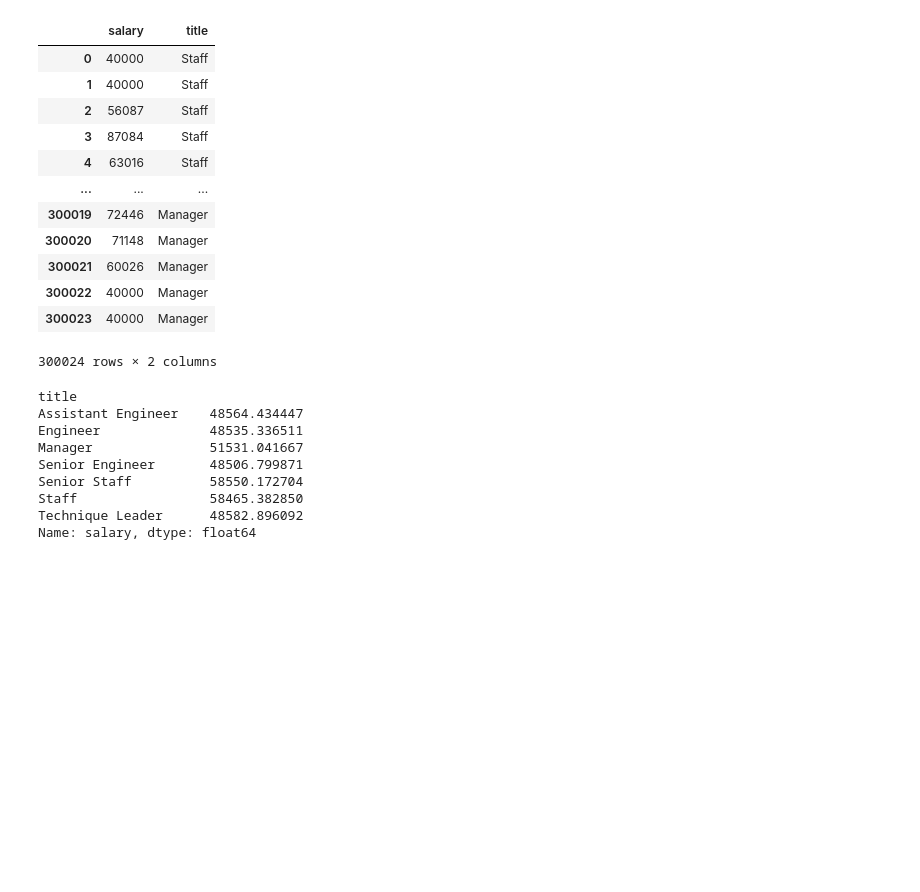
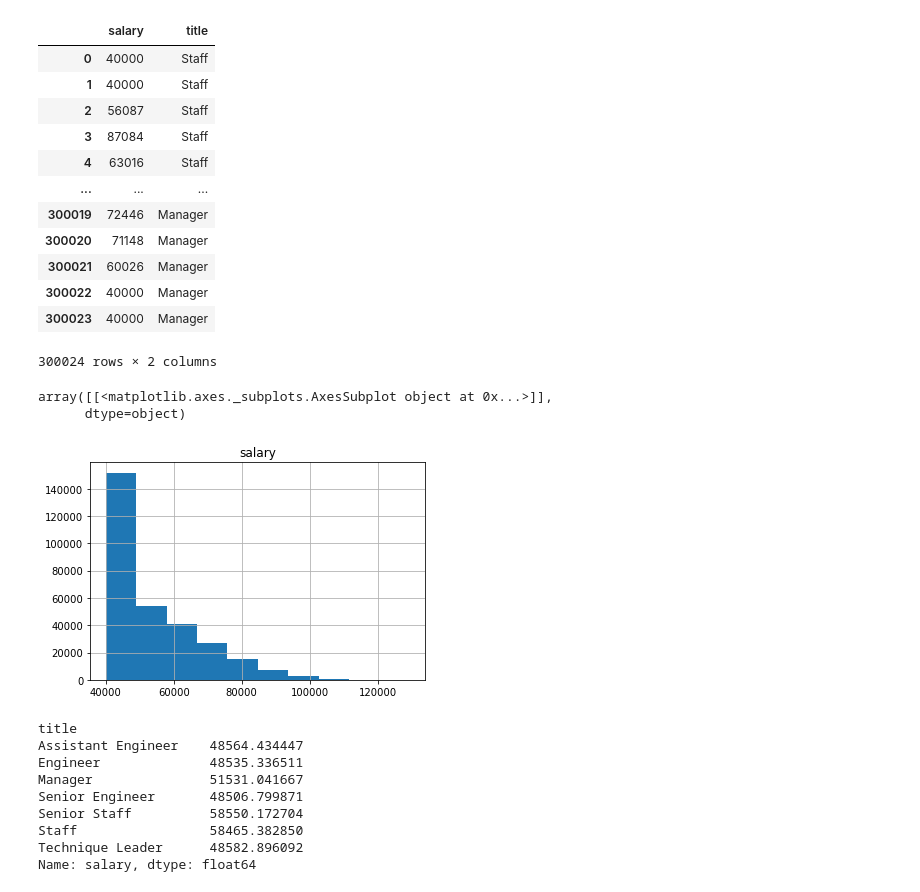
Before and after one commit to Kinnaribadal/sql-challenge, a Jupyter notebook: EmployeeSQL/bonus_analysis.ipynb, the cells around one changed output. Drawn from its saved outputs; the diff is of its cells as text; code cells hidden in the pictures; blank space fills up the shorter version.

```diff
--- a/EmployeeSQL/bonus_analysis.ipynb
+++ b/EmployeeSQL/bonus_analysis.ipynb
@@ -103,6 +103,12 @@ salary_analysis
 | 300022 | 40000 | Manager |
 | 300023 | 40000 | Manager |
 300024 rows × 2 columns
+# %%
+salary_analysis.hist(column='salary')
+# %% [output]
+array([[<matplotlib.axes._subplots.AxesSubplot object at 0x...>]],
+      dtype=object)
+[figure, added]
 # %%
 salary_data = salary_analysis.groupby("title").mean()["salary"]
 salary_data
```
Also changed, not shown: parts of 1 cell of this notebook.
